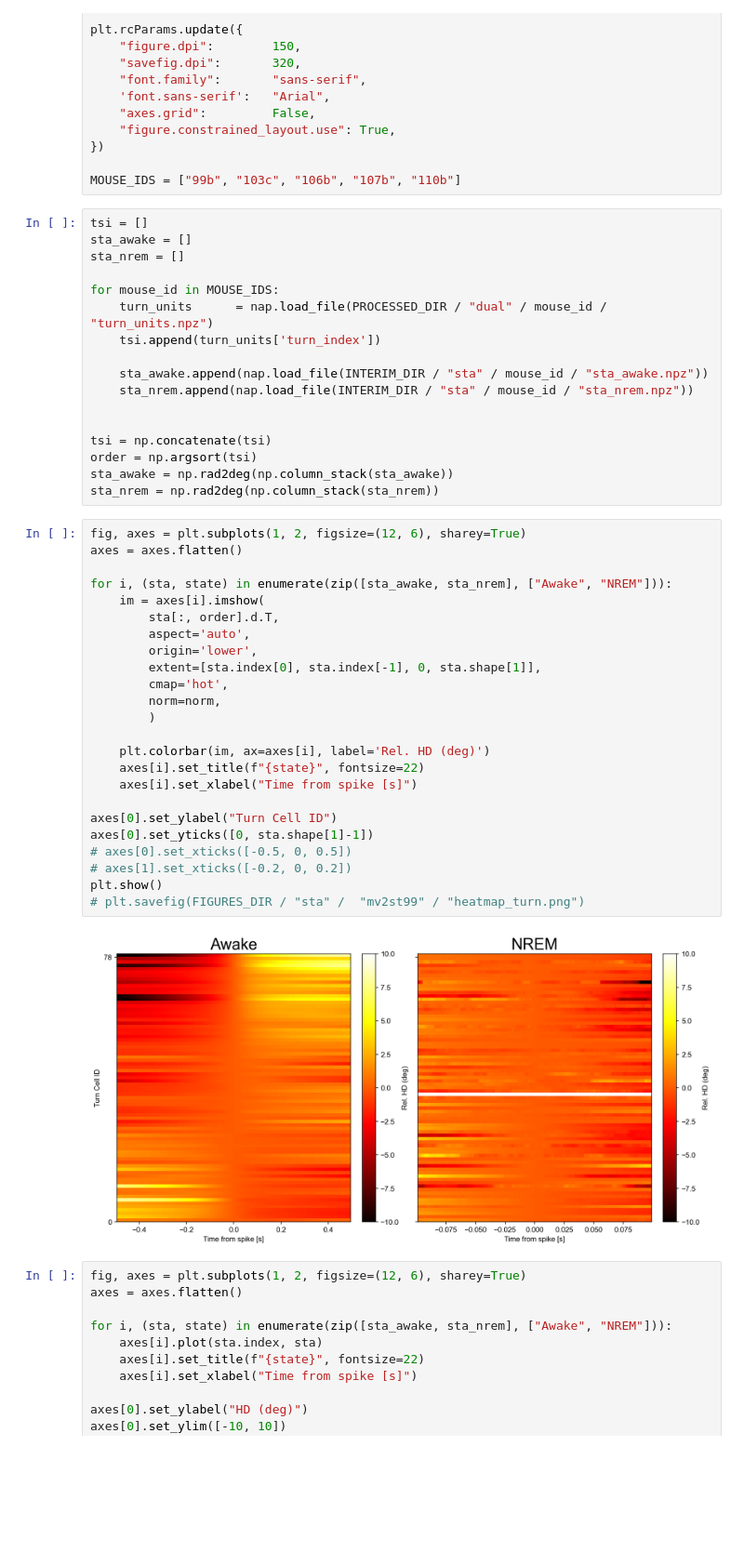
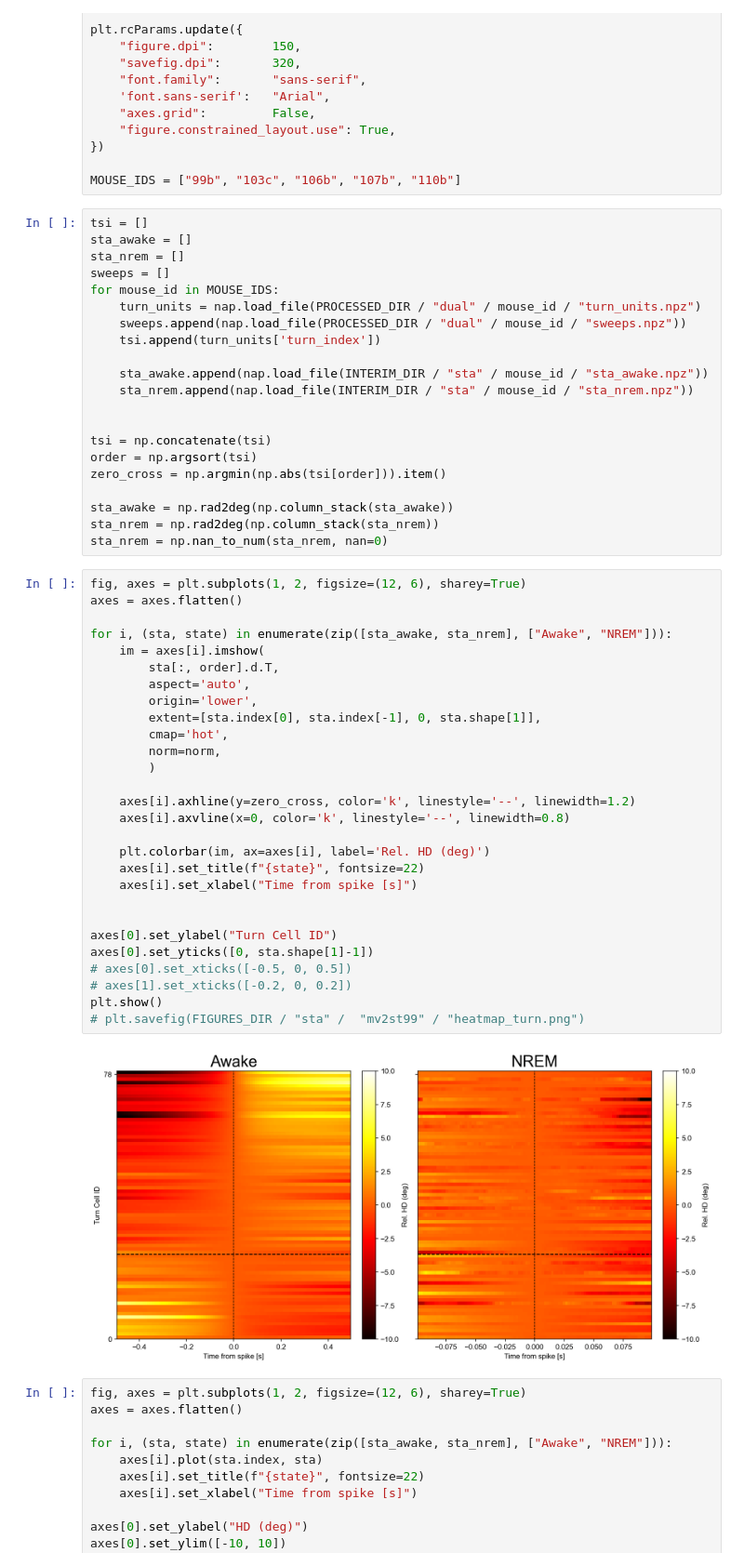
Before and after one commit to Senzai-Lab/nrem_analysis, a Jupyter notebook: notebooks/dual_recordings/unwrapped_sta.ipynb, the cells around one changed output. Shown at 93% size. Cells and saved outputs as stored; diff of their text form; blank space fills up the shorter version.

```diff
--- a/notebooks/dual_recordings/unwrapped_sta.ipynb
+++ b/notebooks/dual_recordings/unwrapped_sta.ipynb
@@ -26,9 +26,10 @@ MOUSE_IDS = ["99b", "103c", "106b", "107b", "110b"]
 tsi = []
 sta_awake = []
 sta_nrem = []
-
+sweeps = []
 for mouse_id in MOUSE_IDS:
-    turn_units      = nap.load_file(PROCESSED_DIR / "dual" / mouse_id / "turn_units.npz")
+    turn_units = nap.load_file(PROCESSED_DIR / "dual" / mouse_id / "turn_units.npz")
+    sweeps.append(nap.load_file(PROCESSED_DIR / "dual" / mouse_id / "sweeps.npz"))
     tsi.append(turn_units['turn_index'])
 
     sta_awake.append(nap.load_file(INTERIM_DIR / "sta" / mouse_id / "sta_awake.npz"))
@@ -37,34 +38,41 @@ for mouse_id in MOUSE_IDS:
 
 tsi = np.concatenate(tsi)
 order = np.argsort(tsi)
+zero_cross = np.argmin(np.abs(tsi[order])).item()
+
 sta_awake = np.rad2deg(np.column_stack(sta_awake))
 sta_nrem = np.rad2deg(np.column_stack(sta_nrem))
+sta_nrem = np.nan_to_num(sta_nrem, nan=0)
 # %%
 fig, axes = plt.subplots(1, 2, figsize=(12, 6), sharey=True)
 axes = axes.flatten()
 
 for i, (sta, state) in enumerate(zip([sta_awake, sta_nrem], ["Awake", "NREM"])):
     im = axes[i].imshow(
         sta[:, order].d.T,
         aspect='auto',
         origin='lower',
         extent=[sta.index[0], sta.index[-1], 0, sta.shape[1]],
         cmap='hot',
         norm=norm,
         )
 
+    axes[i].axhline(y=zero_cross, color='k', linestyle='--', linewidth=1.2)
+    axes[i].axvline(x=0, color='k', linestyle='--', linewidth=0.8)
+
     plt.colorbar(im, ax=axes[i], label='Rel. HD (deg)')
     axes[i].set_title(f"{state}", fontsize=22)
     axes[i].set_xlabel("Time from spike [s]")
+
 
 axes[0].set_ylabel("Turn Cell ID")
 axes[0].set_yticks([0, sta.shape[1]-1])
 # axes[0].set_xticks([-0.5, 0, 0.5])
 # axes[1].set_xticks([-0.2, 0, 0.2])
 plt.show()
 # plt.savefig(FIGURES_DIR / "sta" /  "mv2st99" / "heatmap_turn.png")
 # %% [output]
-[figure, old version]
+[figure, new version]
 # %%
 fig, axes = plt.subplots(1, 2, figsize=(12, 6), sharey=True)
 axes = axes.flatten()
```
Also changed, not shown: parts of 1 cell of this notebook.
